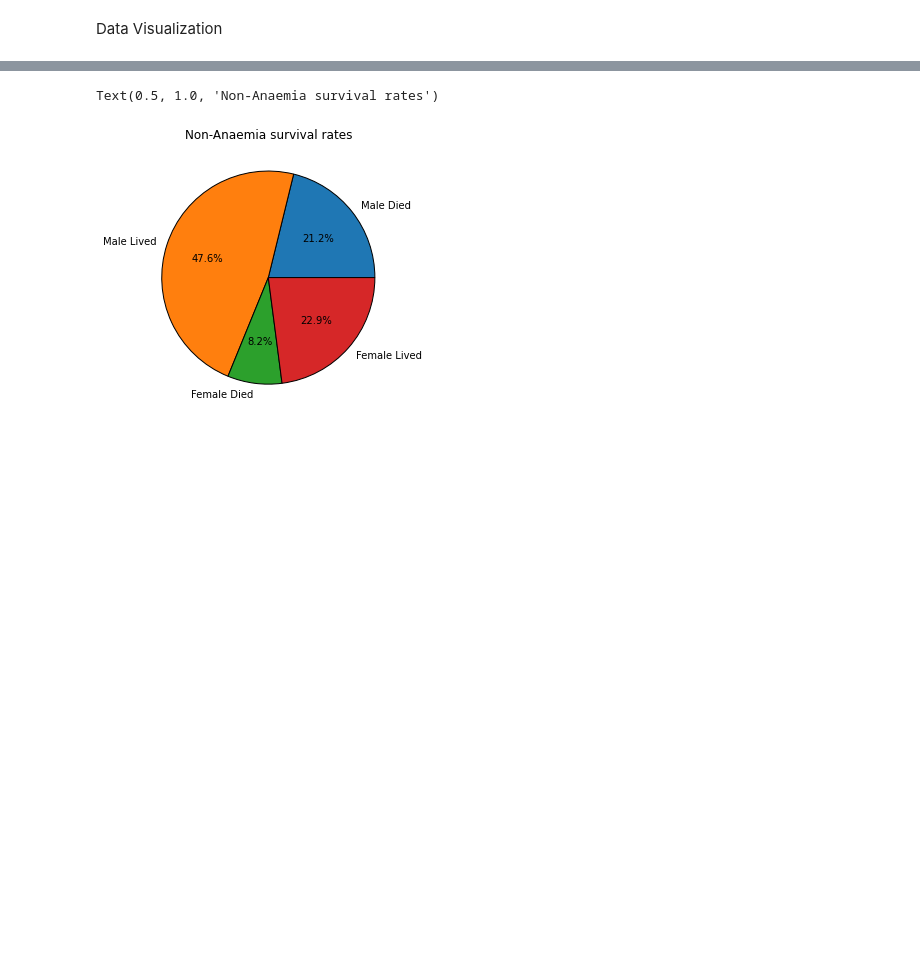
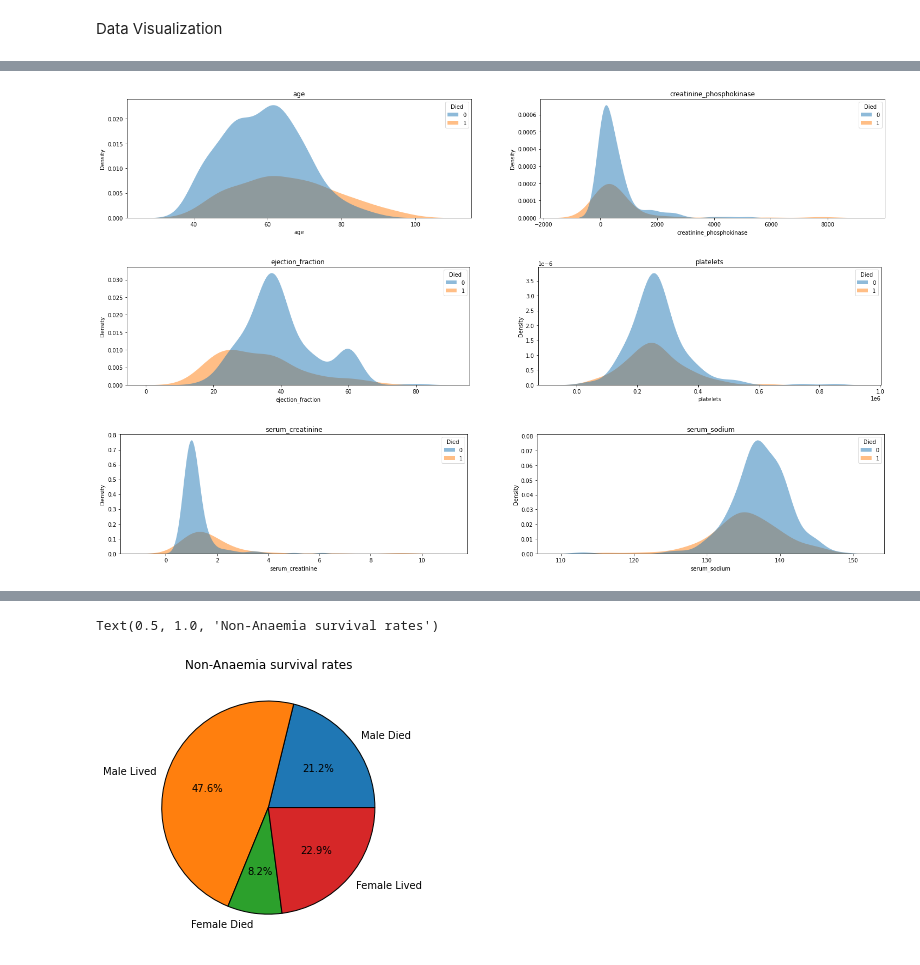
Before and after one commit to FabihaFarooqueAnsari/Machine-Learning, a Jupyter notebook: Machine Learning.ipynb, the cells around one changed output, grey strips where cells are left out. Saved outputs shown, nothing was run; the diff lists cells and outputs as text; code cells hidden in the pictures; blank space fills up the shorter version.

```diff
--- a/Machine Learning.ipynb
+++ b/Machine Learning.ipynb
@@ -104,0 +132,12 @@ Text(0.5, 1.0, 'Anaemia survival rates')
+# %%
+max_in_row = 2
+for x in continous_cols:
+    plt.figure(cnt//max_in_row, figsize=(25,4))
+    plt.subplot(1, max_in_row, (cnt)%max_in_row + 1)
+    plt.title(x)
+    sns.kdeplot(data=df, x=x, hue="Died", fill=True, common_norm=1, alpha=.5, linewidth=0);
+    cnt += 1
+# %% [output]
+[figure, added]
+[figure, added]
+[figure, added]
```
Also changed, not shown: parts of 46 cells of this notebook.
